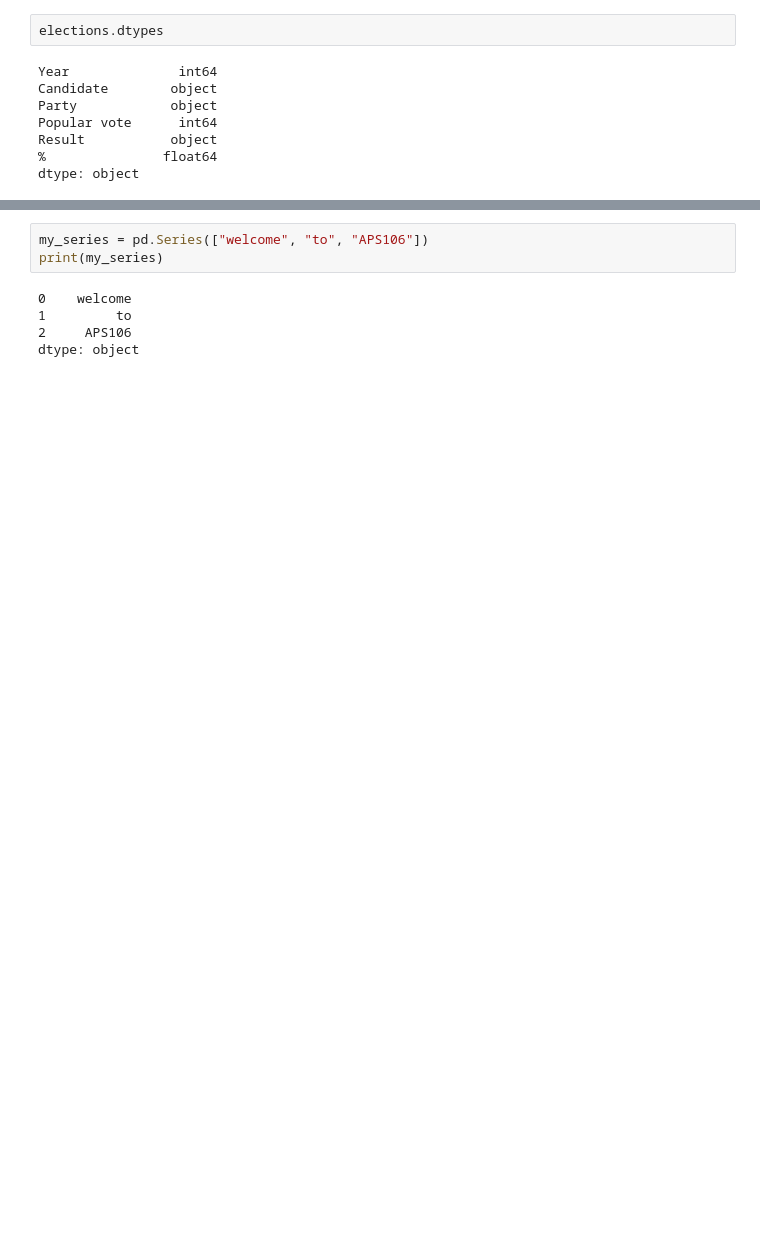
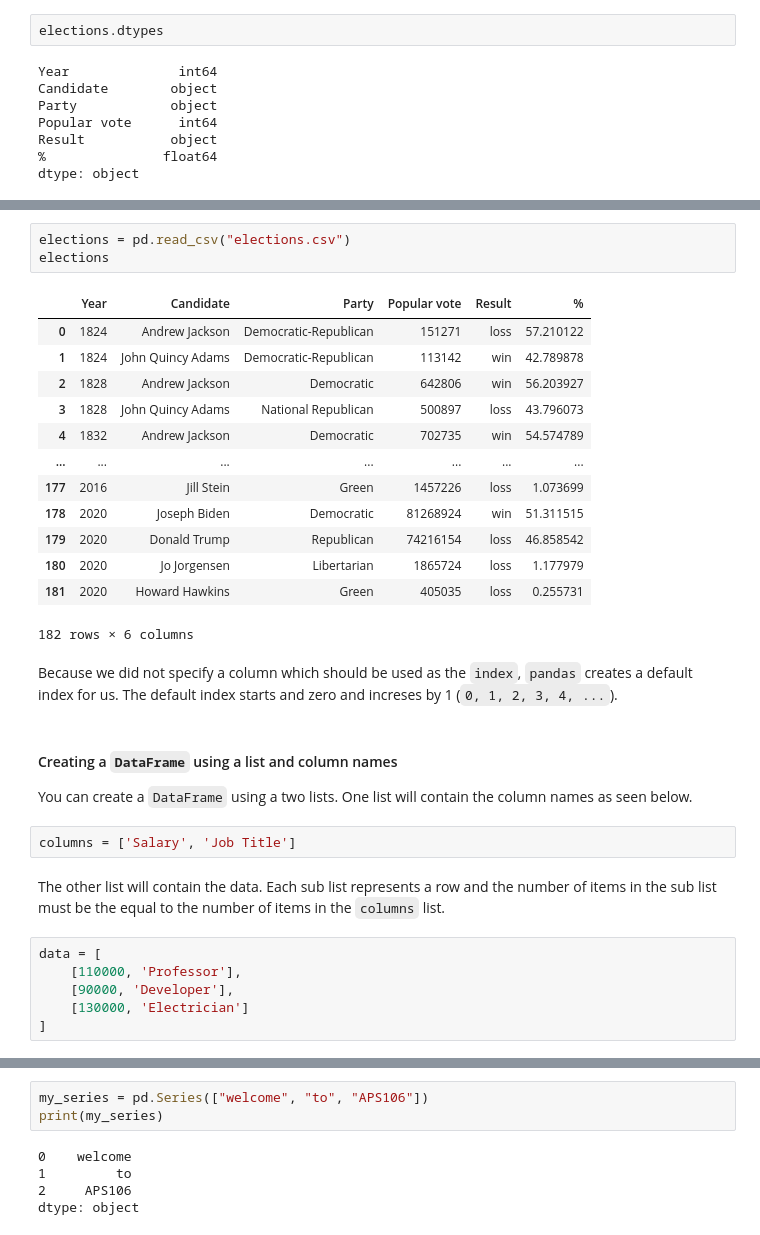
Before and after one commit to APS106/APS106-winter-2024-kinsella-goodfellow, a Jupyter notebook: lectures/week12/lecture1/notebooks/week12_lecture1_complete.ipynb, the cells around one changed output, grey strips where cells are left out. Saved outputs shown, nothing was run; the diff lists cells and outputs as text; blank space fills up the shorter version.

```diff
--- a/lectures/week12/lecture1/notebooks/week12_lecture1_complete.ipynb
+++ b/lectures/week12/lecture1/notebooks/week12_lecture1_complete.ipynb
@@ -168,0 +188,32 @@ Now, let's learn how this `Pandas` library works.
+# %%
+elections = pd.read_csv("elections.csv")
+elections
+# %% [output]
+|  | Year | Candidate | Party | Popular vote | Result | % |
+| 0 | 1824 | Andrew Jackson | Democratic-Republican | 151271 | loss | 57.210122 |
+| 1 | 1824 | John Quincy Adams | Democratic-Republican | 113142 | win | 42.789878 |
+| 2 | 1828 | Andrew Jackson | Democratic | 642806 | win | 56.203927 |
+| 3 | 1828 | John Quincy Adams | National Republican | 500897 | loss | 43.796073 |
+| 4 | 1832 | Andrew Jackson | Democratic | 702735 | win | 54.574789 |
+| ... | ... | ... | ... | ... | ... | ... |
+| 177 | 2016 | Jill Stein | Green | 1457226 | loss | 1.073699 |
+| 178 | 2020 | Joseph Biden | Democratic | 81268924 | win | 51.311515 |
+| 179 | 2020 | Donald Trump | Republican | 74216154 | loss | 46.858542 |
+| 180 | 2020 | Jo Jorgensen | Libertarian | 1865724 | loss | 1.177979 |
+| 181 | 2020 | Howard Hawkins | Green | 405035 | loss | 0.255731 |
+182 rows × 6 columns
+# %% [markdown]
+Because we did not specify a column which should be used as the `index`, `pandas` creates a default index for us. The default index starts and zero and increses by 1 (`0, 1, 2, 3, 4, ...`).
+# %% [markdown]
+#### Creating a `DataFrame` using a list and column names
+You can create a `DataFrame` using a two lists. One list will contain the column names as seen below.
+# %%
+columns = ['Salary', 'Job Title']
+# %% [markdown]
+The other list will contain the data. Each sub list represents a row and the number of items in the sub list must be the equal to the number of items in the `columns` list.
+# %%
+data = [
+    [110000, 'Professor'],
+    [90000, 'Developer'],
+    [130000, 'Electrician']
+]
```
Also changed, not shown: parts of 56 cells of this notebook, 44 other files.
